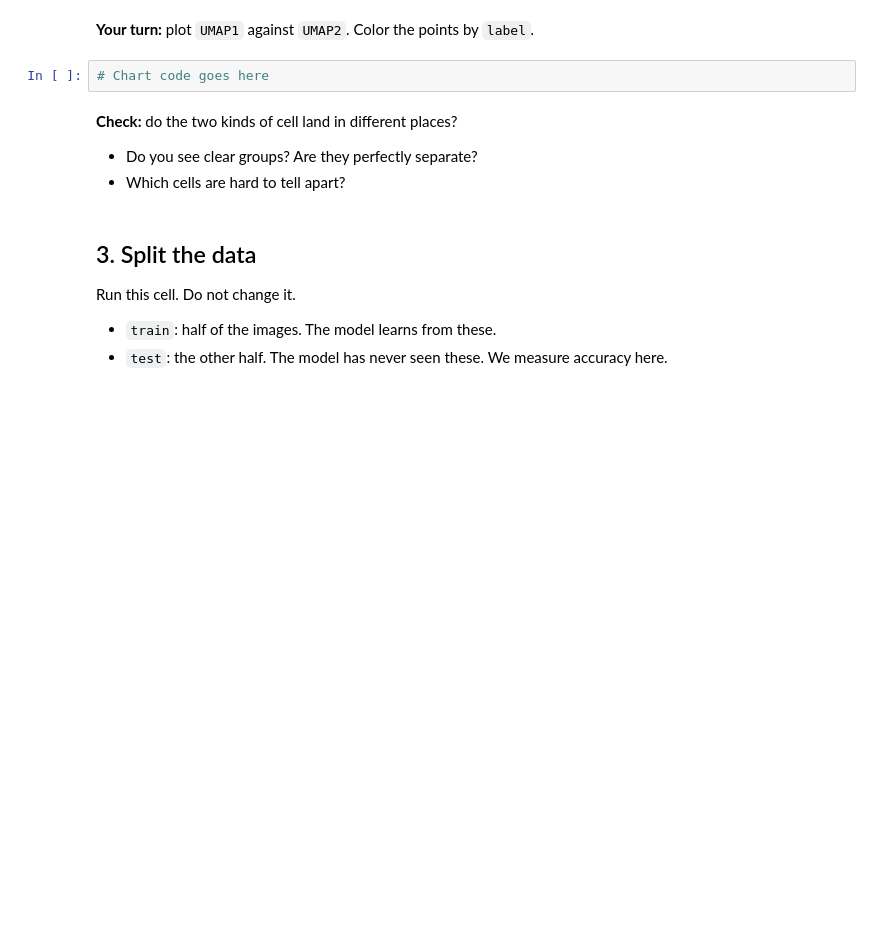
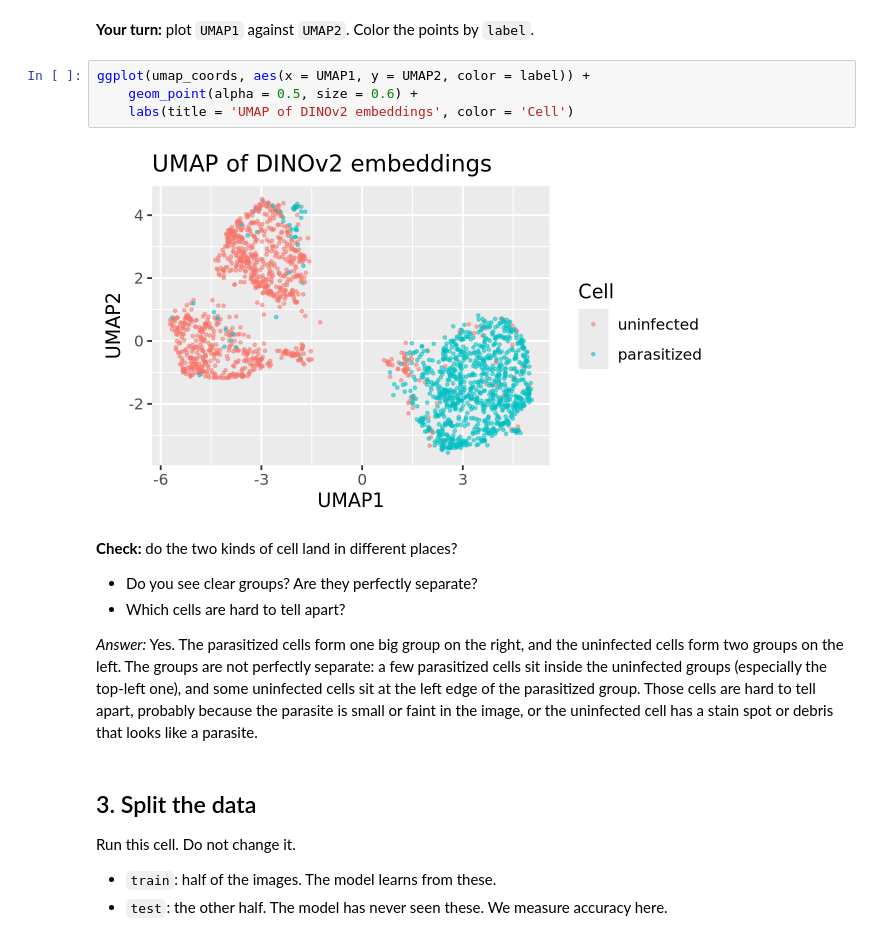
Before and after one commit to anandjss/codespace, a Jupyter notebook: exercises/17-encoder-exercise.ipynb, the cells around one changed output. Cells and saved outputs as stored; diff of their text form; blank space fills up the shorter version.

```diff
--- a/exercises/17-encoder-exercise.ipynb
+++ b/exercises/17-encoder-exercise.ipynb
@@ -44,12 +89,18 @@ umap_coords |> head()
 # %% [markdown]
 **Your turn:** plot `UMAP1` against `UMAP2`. Color the points by `label`.
 # %%
-# Chart code goes here
+ggplot(umap_coords, aes(x = UMAP1, y = UMAP2, color = label)) +
+    geom_point(alpha = 0.5, size = 0.6) +
+    labs(title = 'UMAP of DINOv2 embeddings', color = 'Cell')
+# %% [output]
+[figure, added]
 # %% [markdown]
 **Check:** do the two kinds of cell land in different places?
 
 - Do you see clear groups? Are they perfectly separate?
 - Which cells are hard to tell apart?
+
+*Answer:* Yes. The parasitized cells form one big group on the right, and the uninfected cells form two groups on the left. The groups are not perfectly separate: a few parasitized cells sit inside the uninfected groups (especially the top-left one), and some uninfected cells sit at the left edge of the parasitized group. Those cells are hard to tell apart, probably because the parasite is small or faint in the image, or the uninfected cell has a stain spot or debris that looks like a parasite.
 # %% [markdown]
 ## 3. Split the data
 
```
Also changed, not shown: parts of 10 cells of this notebook.
